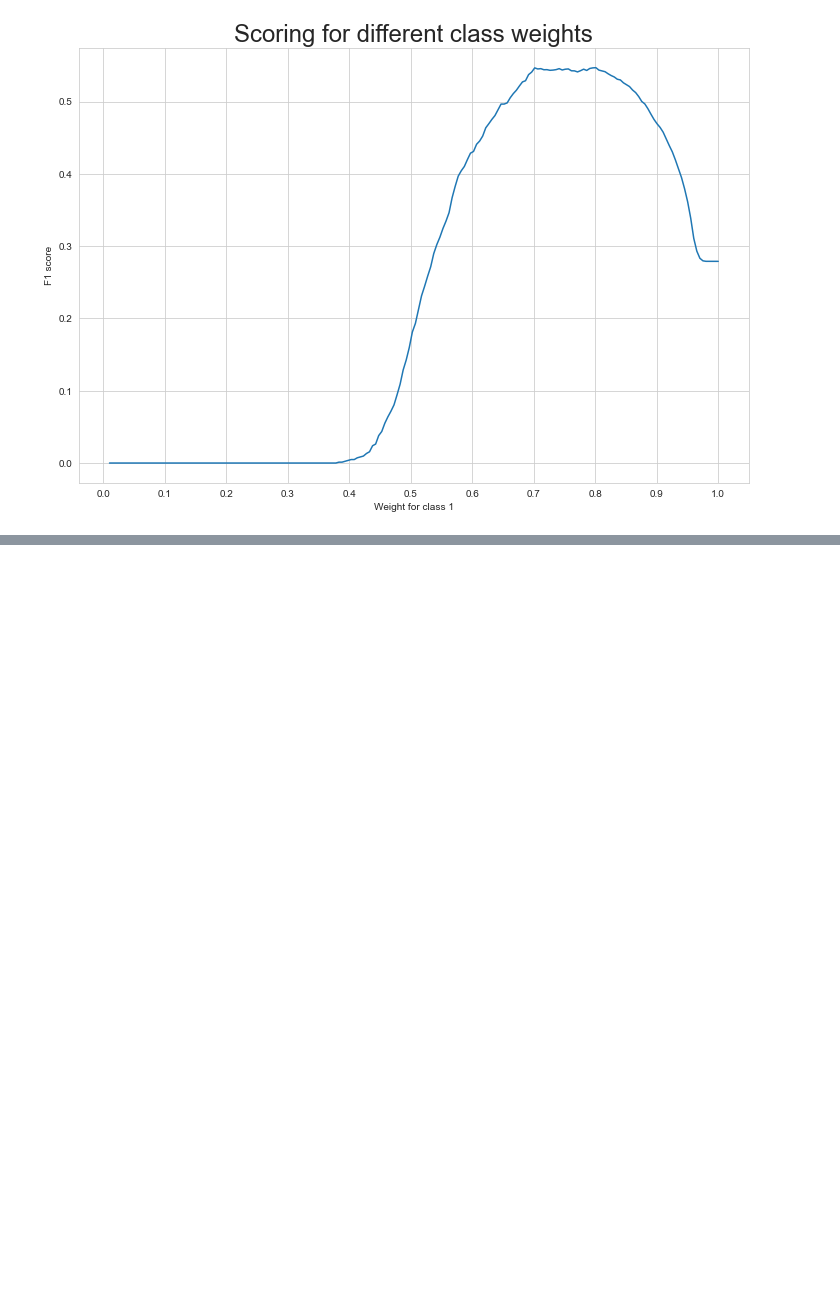
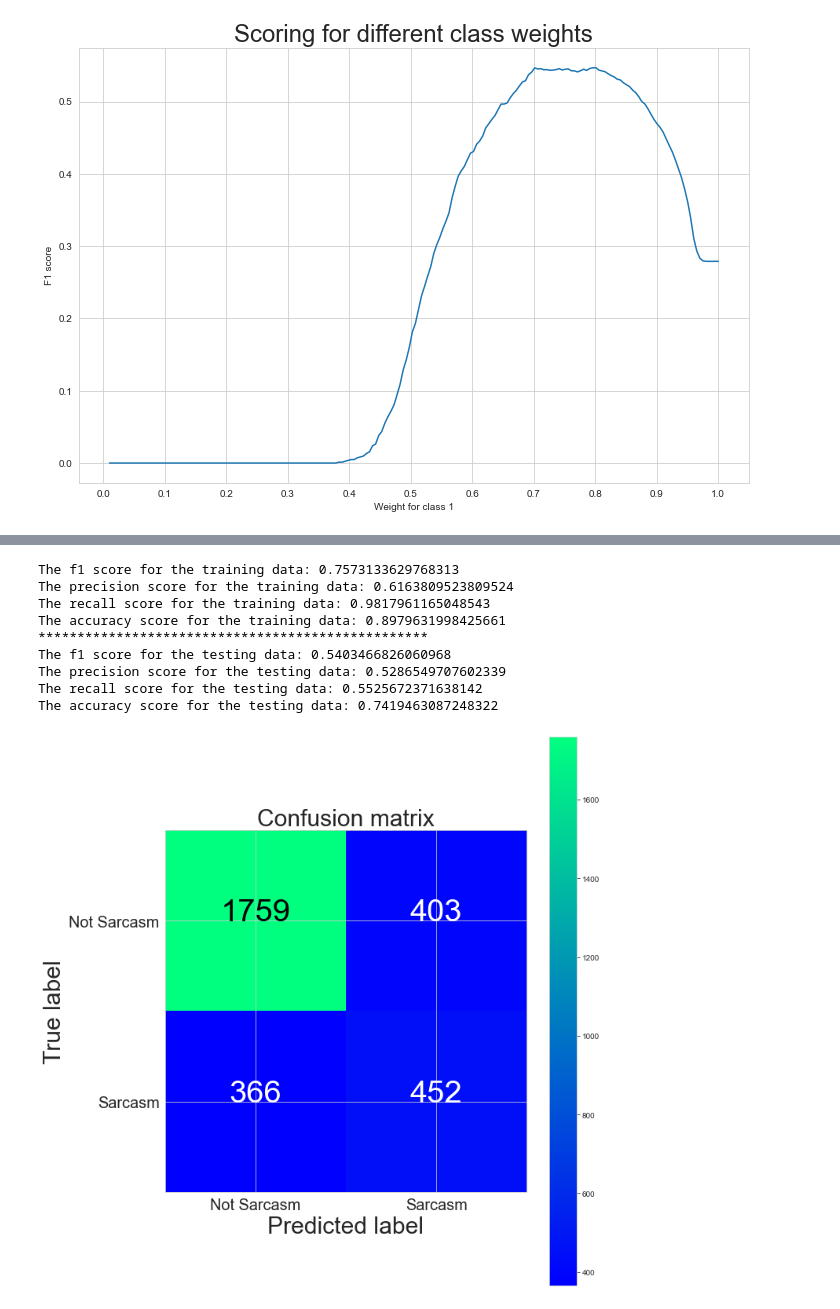
Before and after one commit to Moamen-Elsayed/Sarcasm-Detection-ArSarcasm-Dataset, a Jupyter notebook: Machine_Learning_Approach_Sarcasm_Detection.ipynb, the cells around one changed output, grey strips where cells are left out. Cells and saved outputs as stored; diff of their text form; code cells hidden in the pictures; blank space fills up the shorter version.

```diff
--- a/Machine_Learning_Approach_Sarcasm_Detection.ipynb
+++ b/Machine_Learning_Approach_Sarcasm_Detection.ipynb
@@ -645,0 +663,55 @@ df.head()
+# %%
+emoji2vec_path = "emoji2vec.bin"
+model = gensim.models.KeyedVectors.load_word2vec_format(emoji2vec_path, binary=True, unicode_errors='ignore')
+
+
+train_emo_embeddings = helper.get_word2vec_embeddings(model, emo_train)
+test_emo_embeddings = helper.get_word2vec_embeddings(model, emo_test)
+# %%
+# Word_Vector o Emoji_Vector
+
+x_train_features_concat = []
+for t, e in zip(train_scaled, train_emo_embeddings):
+    x_train_features_concat.append(np.concatenate((t, e), axis=0))
+
+# Word_Vector + Emoji_Vector
+x_train_features_sum = []
+for t, e in zip(train_scaled, train_emo_embeddings):
+    x_train_features_sum.append(t + e)
+# %%
+# Word_Vector o Emoji_Vector
+x_test_features_concat = []
+for t, e in zip(test_scaled, test_emo_embeddings):
+    x_test_features_concat.append(np.concatenate((t, e), axis=0))
+
+# Word_Vector + Emoji_Vector
+x_test_features_sum = []
+for t, e in zip(test_scaled, test_emo_embeddings):
+    x_test_features_sum.append(t + e)
+# %%
+svm = SVC(class_weight='balanced')
+svm.fit(x_train_features_sum, y_train)
+
+pred_train = svm.predict(x_train_features_sum)
+helper.print_train_scores(y_train, pred_train)
+print('*'*50)
+
+
+pred_test = svm.predict(x_test_features_sum)
+
+#Calculating and printing the scores
+helper.print_test_scores(y_test, pred_test)
+
+#Ploting the confusion matrix
+helper.print_confusion_matrix(y_test, pred_test)
+# %% [output]
+The f1 score for the training data: 0.7573133629768313
+The precision score for the training data: 0.6163809523809524
+The recall score for the training data: 0.9817961165048543
+The accuracy score for the training data: 0.8979631998425661
+**************************************************
+The f1 score for the testing data: 0.5403466826060968
+The precision score for the testing data: 0.5286549707602339
+The recall score for the testing data: 0.5525672371638142
+The accuracy score for the testing data: 0.7419463087248322
+[figure, added]
```
Also changed, not shown: parts of 35 cells of this notebook, 1 other file.
